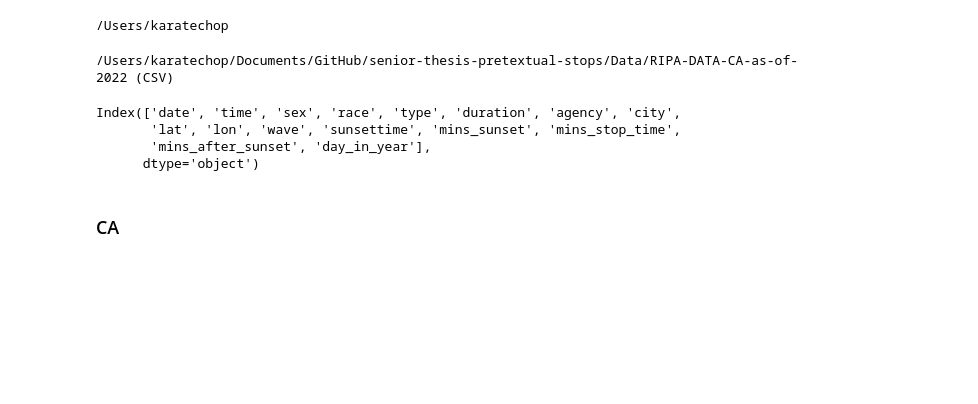
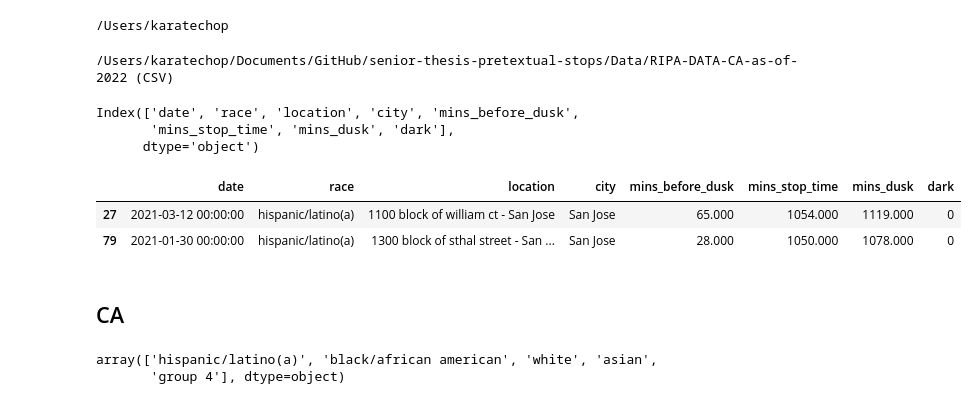
Before and after one commit to kch0p/senior-thesis-pretextual-stops, a Jupyter notebook: Notebooks/Section 2.a log and proportion.ipynb, the cells around one changed output. Drawn from its saved outputs; the diff is of its cells as text; code cells hidden in the pictures; blank space fills up the shorter version.

```diff
--- a/Notebooks/Section 2.a log and proportion.ipynb
+++ b/Notebooks/Section 2.a log and proportion.ipynb
@@ -370,11 +435,3 @@ cd
 cd /Users/karatechop/Documents/GitHub/senior-thesis-pretextual-stops/Data/RIPA-DATA-CA-as-of-2022\ \(CSV\)
 # %% [output]
 /Users/karatechop/Documents/GitHub/senior-thesis-pretextual-stops/Data/RIPA-DATA-CA-as-of-2022 (CSV)
-# %%
-df = pd.read_csv('working_main_expanded.csv')
-df.columns
-# %% [output]
-Index(['date', 'time', 'sex', 'race', 'type', 'duration', 'agency', 'city',
-       'lat', 'lon', 'wave', 'sunsettime', 'mins_sunset', 'mins_stop_time',
-       'mins_after_sunset', 'day_in_year'],
-      dtype='object')
@@ -407,3 +442,18 @@ Index(['date', 'time', 'sex', 'race', 'type', 'duration', 'agency', 'city',
+# %%
+print(itp_dusk.columns)
+itp_dusk.head(2)
+# %% [output]
+Index(['date', 'race', 'location', 'city', 'mins_before_dusk',
+       'mins_stop_time', 'mins_dusk', 'dark'],
+      dtype='object')
+|  | date | race | location | city | mins_before_dusk | mins_stop_time | mins_dusk | dark |
+| 27 | 2021-03-12 00:00:00 | hispanic/latino(a) | 1100 block of william ct - San Jose | San Jose | 65.000 | 1054.000 | 1119.000 | 0 |
+| 79 | 2021-01-30 00:00:00 | hispanic/latino(a) | 1300 block of sthal street - San ... | San Jose | 28.000 | 1050.000 | 1078.000 | 0 |
 # %% [markdown]
-### CA
+## CA
+# %%
+df1_bw.race.unique()
+# %% [output]
+array(['hispanic/latino(a)', 'black/african american', 'white', 'asian',
+       'group 4'], dtype=object)
 # %%
```
Also changed, not shown: parts of 40 cells of this notebook, 2 other files.
